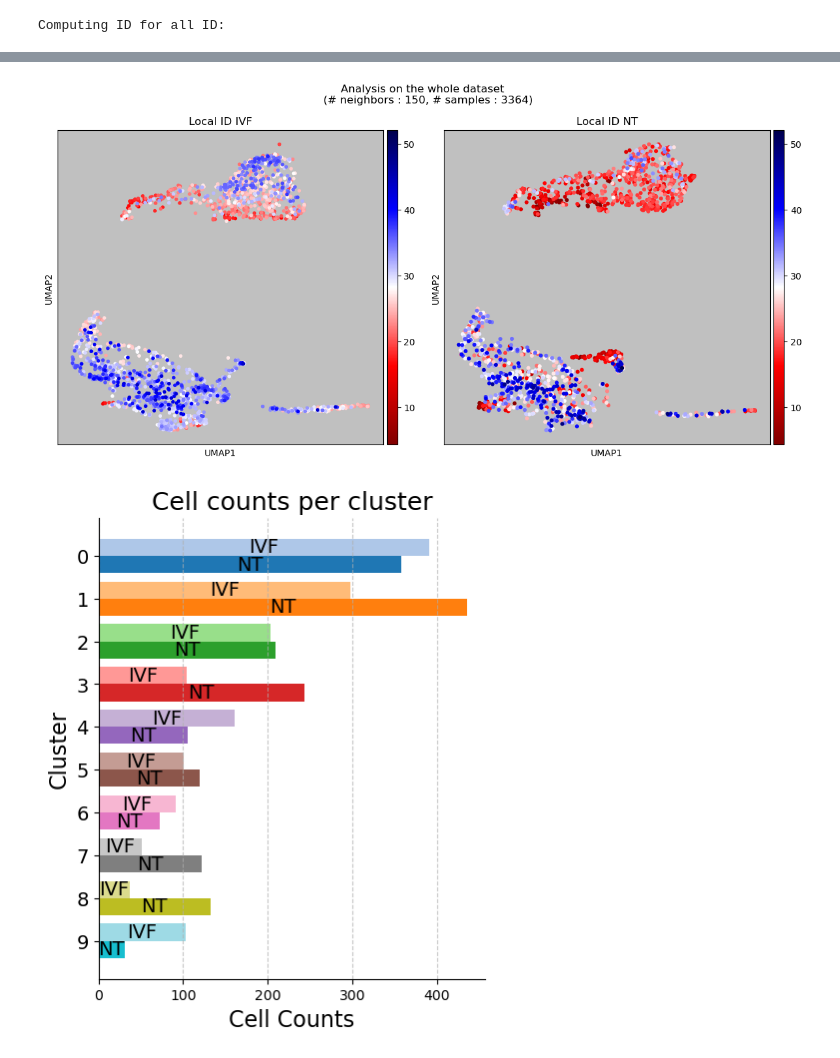
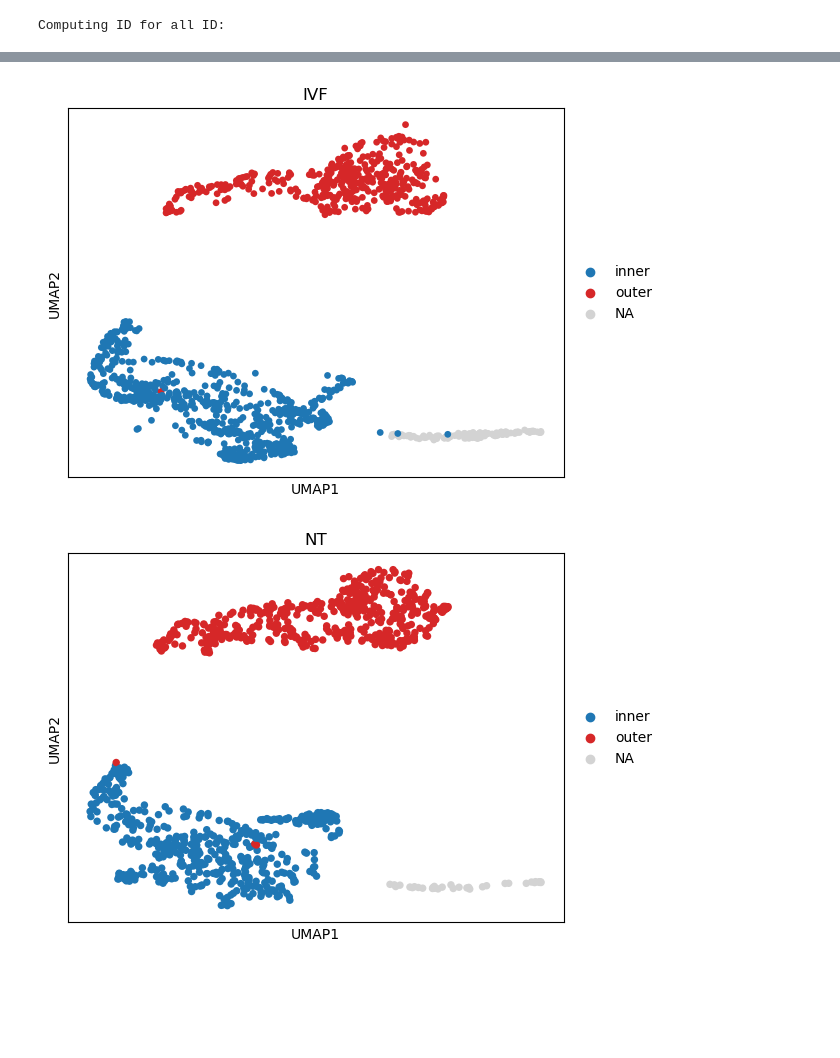
Before and after one commit to maddalenastn/IDEAS, a Jupyter notebook: Notebooks/Local_ID.ipynb, the cells around one changed output, grey strips where cells are left out. Saved outputs shown, nothing was run; the diff lists cells and outputs as text; code cells hidden in the pictures; blank space fills up the shorter version.

```diff
--- a/Notebooks/Local_ID.ipynb
+++ b/Notebooks/Local_ID.ipynb
@@ -307,50 +302,21 @@ plot_clusters_boxplot(adata_xen_ivf, adata_xen_nt)
-# %%
-fig, axes = plt.subplots(1, 2, figsize=(12, 6))
-
-fig.suptitle('Analysis on the whole dataset  \n (# neighbors : 150, # samples : 3364)')
-
-axes[0].set_facecolor('silver')
-axes[1].set_facecolor('silver')
-
-min = IDs_xen.ID.values.min()
-max = IDs_xen.ID.values.max()
-sc.pl.umap(adata_xen[adata_xen.obs.isnt == 'IVF'], color='local_ID', title='Local ID IVF', color_map='seismic_r', alpha=1., ax=axes[0], show=False, vmin = min,  vmax = max)
-sc.pl.umap(adata_xen[adata_xen.obs.isnt == 'NT'], color='local_ID', title='Local ID NT', color_map='seismic_r', alpha=1., ax=axes[1], show=False, vmin = min,  vmax = max)
-
-plt.tight_layout()
-plt.show()
-# %% [output]
-[figure, removed]
-# %%
-# cell counts per cluster
-
-clusters, counts_NT =  np.unique(adata_xen[adata_xen.obs['isnt']=='NT'].obs['seurat_clusters'], return_counts = True)
-clusters, counts_IVF = np.unique(adata_xen[adata_xen.obs['isnt']=='IVF'].obs['seurat_clusters'], return_counts = True)
-x = np.arange(len(clusters))
-l = 0.4
-colors = plt.cm.get_cmap('tab20', 20)
-odd_indices = np.arange(1, 20, 2)
-even_indices = np.arange(0, 20, 2)
-
-plt.figure(figsize=(5, 6))
-bars_NT = plt.barh(x - l/2, counts_NT, height=l, color=colors(odd_indices))
-bars_IVF = plt.barh(x + l/2, counts_IVF, height=l, color=colors(even_indices))
-
-plt.gca().invert_yaxis()
-
-plt.xlabel("Cell Counts", fontsize=16)
-plt.ylabel("Cluster", fontsize=16)
-plt.title("Cell counts per cluster", fontsize=18)
-
-for bar in bars_NT:
-    plt.text(bar.get_width() / 2, bar.get_y() + bar.get_height() / 2, 'IVF', va='center', ha='center', fontsize=14, color='black')
-
-for bar in bars_IVF:
-    plt.text(bar.get_width() / 2, bar.get_y() + bar.get_height() / 2, 'NT', va='center', ha='center', fontsize=14, color='black')
-
-plt.grid(True, axis='x', linestyle='--', alpha=0.7)
-plt.yticks(np.arange(0, 10, 1), fontsize=14)
-sns.despine()
-plt.show()
-# %% [output]
-[figure, removed]
+# %%
+#compare outer and inner layer
+
+outer = ['1','2','4']
+inner = ['0','3','5','6','8','9']
+
+dict_layers = {'outer' : outer, 'inner' : inner}
+
+# Create dictionary that maps each cluster to respective layer
+cluster_to_layer = {cluster: 'outer' for cluster in dict_layers['outer']}
+cluster_to_layer.update({cluster: 'inner' for cluster in dict_layers['inner']})
+
+# map dictionary
+adata_ivf.obs['layer'] = adata_ivf.obs['seurat_clusters'].astype(str).map(cluster_to_layer)
+adata_nt.obs['layer'] = adata_nt.obs['seurat_clusters'].astype(str).map(cluster_to_layer)
+
+sc.pl.umap(adata_ivf, color=['layer'], title = ['IVF'],palette=['tab:blue', 'tab:red'], alpha=1.)
+sc.pl.umap(adata_nt, color=['layer'], title = ['NT'],palette=['tab:blue', 'tab:red'], alpha=1.)
+# %% [output]
+[figure, added]
+[figure, added]
```
Also changed, not shown: parts of 35 cells of this notebook.
